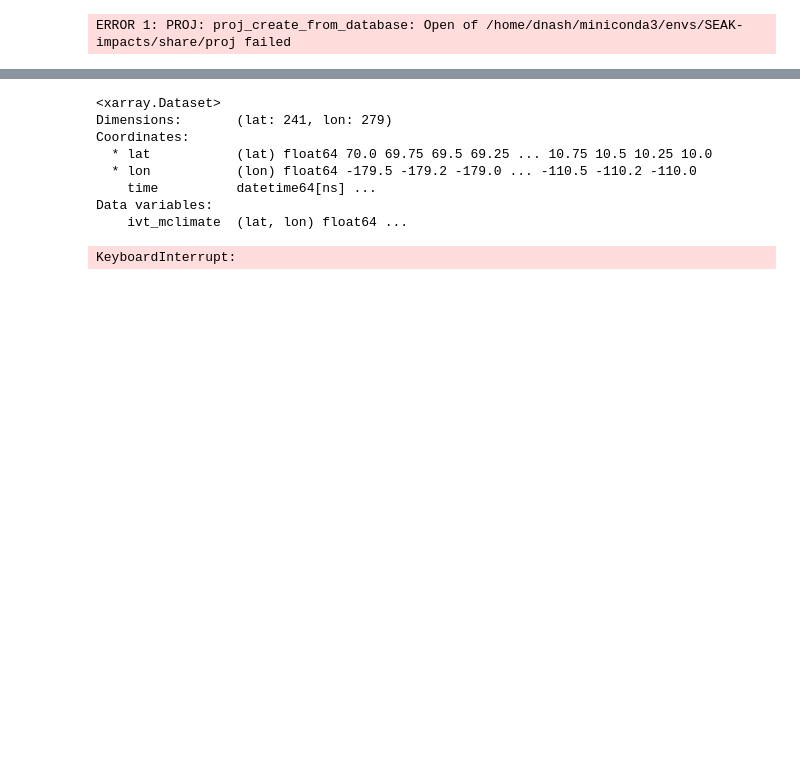
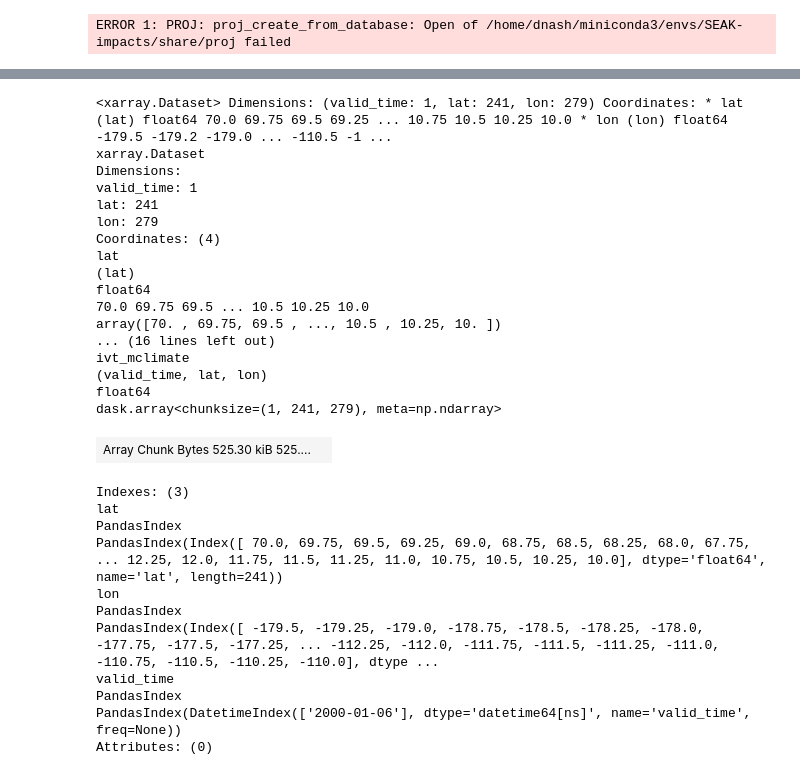
Before and after one commit to dlnash/SEAK_AR_impacts, a Jupyter notebook: analysis/mclimate_composites-compute_AR-days.ipynb, the cells around one changed output, grey strips where cells are left out. Saved outputs shown, nothing was run; the diff lists cells and outputs as text; code cells hidden in the pictures; blank space fills up the shorter version.

Commit message:
add init_time and valid_time to AR Mclimate comparison

```diff
--- a/analysis/mclimate_composites-compute_AR-days.ipynb
+++ b/analysis/mclimate_composites-compute_AR-days.ipynb
@@ -106,43 +71,0 @@ array(['2000-01-06T00:00:00.000000000', '2000-01-08T00:00:00.000000000',
-# %%
-fname = path_to_data + 'preprocessed/mclimate_AR_dates/mclimate_ivt_20000103_F72.nc'
-ds = xr.open_dataset(fname)
-ds
-# %% [output]
-<xarray.Dataset>
-Dimensions:       (lat: 241, lon: 279)
-Coordinates:
-  * lat           (lat) float64 70.0 69.75 69.5 69.25 ... 10.75 10.5 10.25 10.0
-  * lon           (lon) float64 -179.5 -179.2 -179.0 ... -110.5 -110.2 -110.0
-    time          datetime64[ns] ...
-Data variables:
-    ivt_mclimate  (lat, lon) float64 ...
-# %%
-
-dates_new = []
-mon_lst = []
-day_lst = []
-for i, date in enumerate(ar_dates):
-    # ts = pd.to_datetime(str(date))
-    ts = date
-    d = ts - timedelta(days=3)
-    t = d.strftime('%Y%m%d')
-    mon_lst.append(d.month)
-    day_lst.append(d.day)
-    dates_new.append(t)
-
-## now compare mclimate to each forecast
-ds_lst = []
-for j, dates in enumerate(dates_new):
-    try:
-        fc = load_reforecast(dates, 'ivt')
-        mclimate = load_mclimate(mon_lst[j], day_lst[j])
-
-        ds = compare_mclimate_to_forecast(fc, mclimate)
-        ds_lst.append(ds)
-    except OSError:
-        pass
-
-ds_final = xr.concat(ds_lst, dim="impact_dates")
-ds_final
-# %% [output]
-KeyboardInterrupt:
@@ -153,0 +72,35 @@ ds_final.to_netcdf(path=out_fname, mode = 'w', format='NETCDF4')
+# %%
+## load the preprocessed mclimate comparison to AR dates at 72 hour lead
+fname_pattern = path_to_data + 'preprocessed/mclimate_AR_dates/mclimate_ivt_*_F72.nc'
+ds = xr.open_mfdataset(fname_pattern, engine='netcdf4', combine='nested', concat_dim="valid_time")
+ds
+# %% [output]
+<xarray.Dataset> Dimensions: (valid_time: 1, lat: 241, lon: 279) Coordinates: * lat (lat) float64 70.0 69.75 69.5 69.25 ... 10.75 10.5 10.25 10.0 * lon (lon) float64 -179.5 -179.2 -179.0 ... -110.5 -1 ...
+xarray.Dataset
+Dimensions:
+valid_time: 1
+lat: 241
+lon: 279
+Coordinates: (4)
+lat
+(lat)
+float64
+70.0 69.75 69.5 ... 10.5 10.25 10.0
+array([70. , 69.75, 69.5 , ..., 10.5 , 10.25, 10. ])
+... (16 lines left out)
+ivt_mclimate
+(valid_time, lat, lon)
+float64
+dask.array<chunksize=(1, 241, 279), meta=np.ndarray>
+| Array Chunk Bytes 525.30 kiB 525.... |  |
+Indexes: (3)
+lat
+PandasIndex
+PandasIndex(Index([ 70.0, 69.75, 69.5, 69.25, 69.0, 68.75, 68.5, 68.25, 68.0, 67.75, ... 12.25, 12.0, 11.75, 11.5, 11.25, 11.0, 10.75, 10.5, 10.25, 10.0], dtype='float64', name='lat', length=241))
+lon
+PandasIndex
+PandasIndex(Index([ -179.5, -179.25, -179.0, -178.75, -178.5, -178.25, -178.0, -177.75, -177.5, -177.25, ... -112.25, -112.0, -111.75, -111.5, -111.25, -111.0, -110.75, -110.5, -110.25, -110.0], dtype ...
+valid_time
+PandasIndex
+PandasIndex(DatetimeIndex(['2000-01-06'], dtype='datetime64[ns]', name='valid_time', freq=None))
+Attributes: (0)
```
Also changed, not shown: parts of 9 cells of this notebook, 3 other files.
